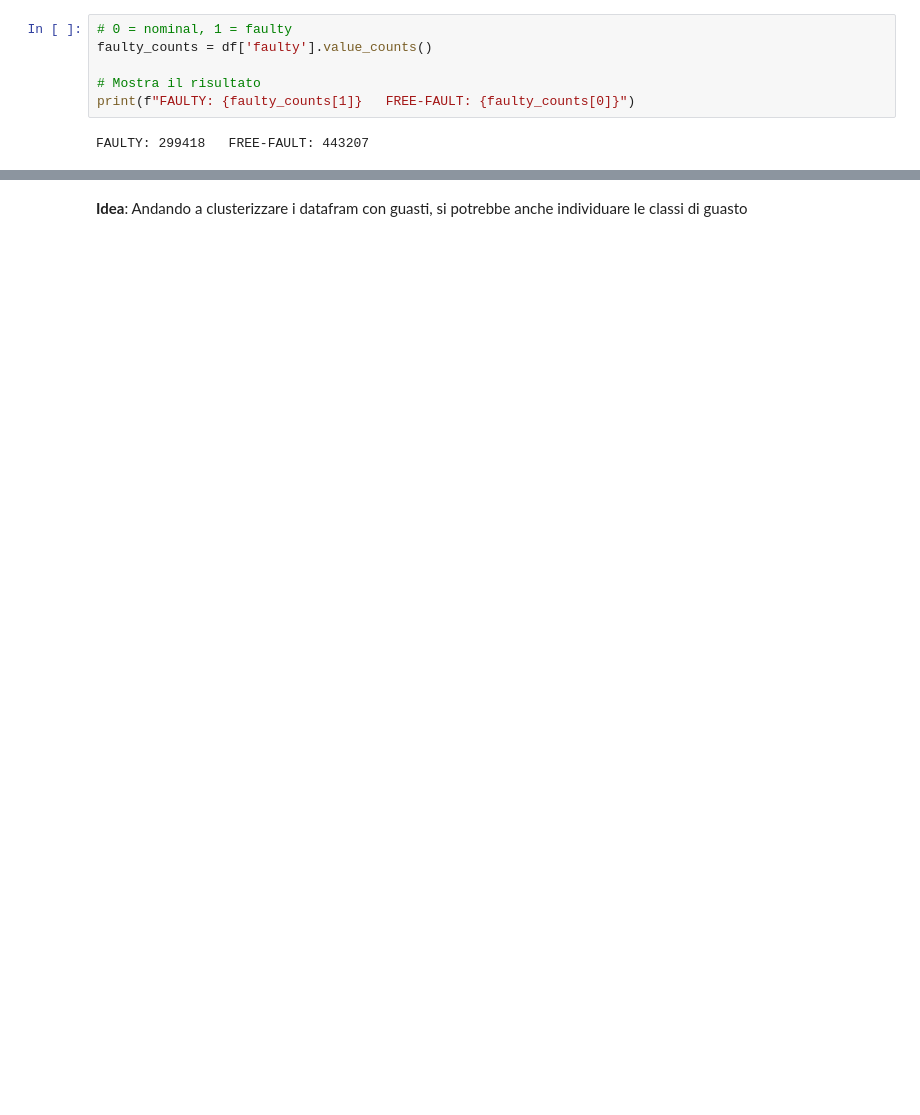
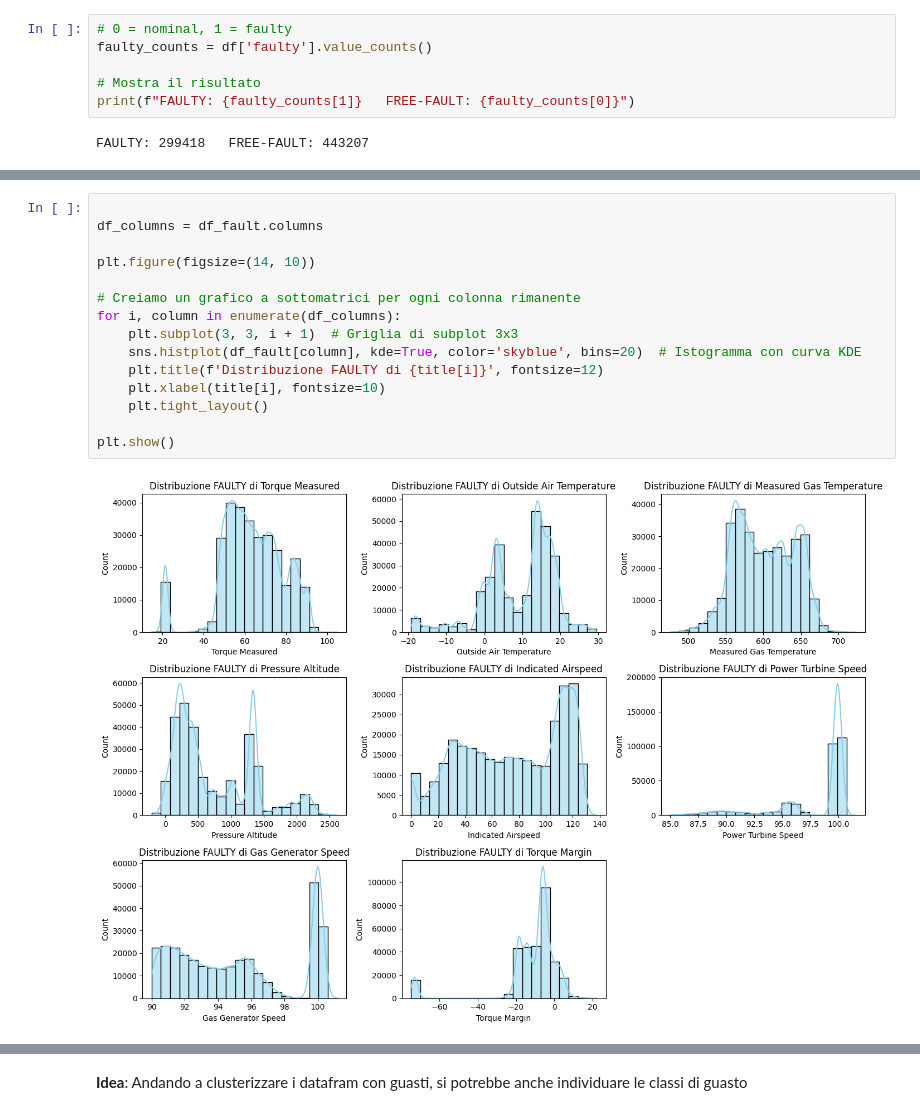
Before and after one commit to lucabellantee/FlyGuard, a Jupyter notebook: data_visualization.ipynb, the cells around one changed output, grey strips where cells are left out. Cells and saved outputs as stored; diff of their text form; blank space fills up the shorter version.

```diff
--- a/data_visualization.ipynb
+++ b/data_visualization.ipynb
@@ -90,0 +124,17 @@ plt.show()
+# %%
+
+df_columns = df_fault.columns
+
+plt.figure(figsize=(14, 10))
+
+# Creiamo un grafico a sottomatrici per ogni colonna rimanente
+for i, column in enumerate(df_columns):
+    plt.subplot(3, 3, i + 1)  # Griglia di subplot 3x3
+    sns.histplot(df_fault[column], kde=True, color='skyblue', bins=20)  # Istogramma con curva KDE
+    plt.title(f'Distribuzione FAULTY di {title[i]}', fontsize=12)
+    plt.xlabel(title[i], fontsize=10)
+    plt.tight_layout()
+
+plt.show()
+# %% [output]
+[figure, added]
```
Also changed, not shown: parts of 12 cells of this notebook, 1 other file.
